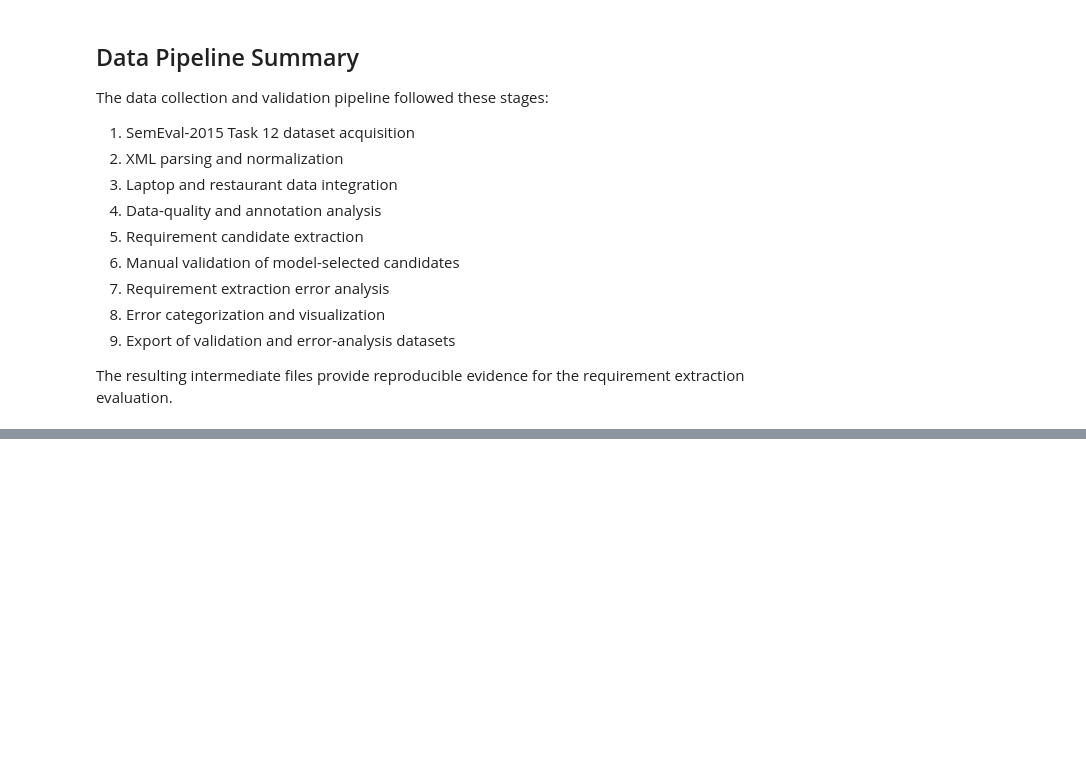
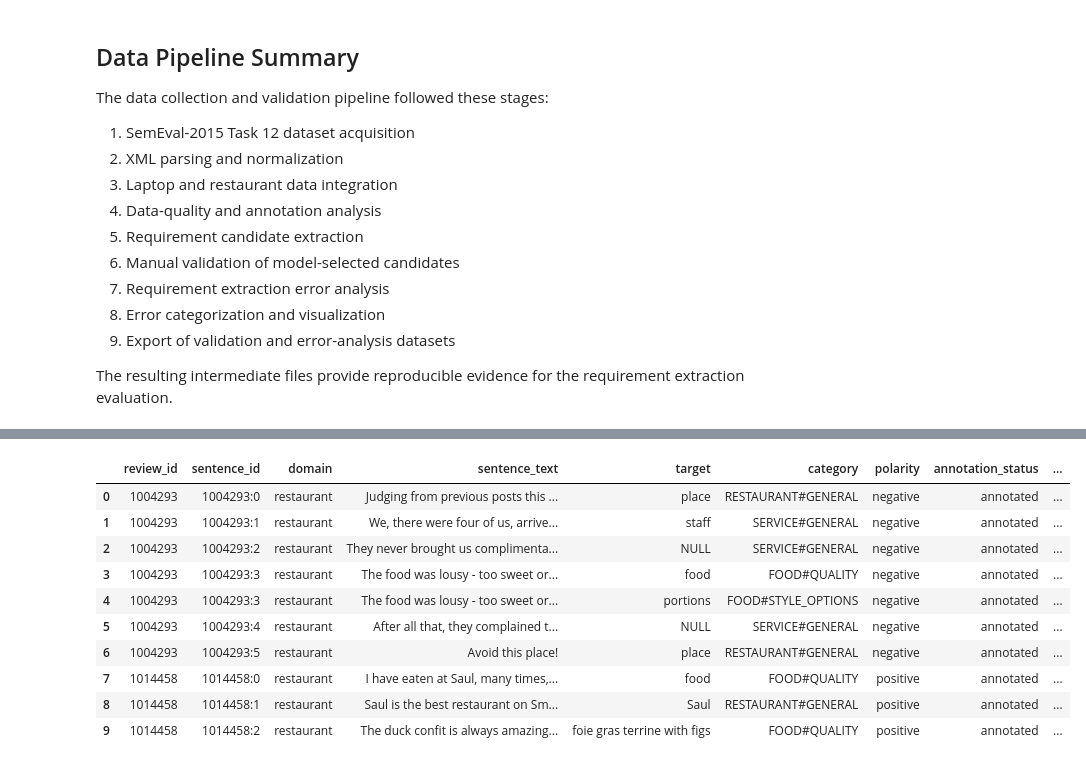
Before and after one commit to Roshni-Singh27/customer-requirement-analysis, a Jupyter notebook: notebooks/01_data_collection.ipynb, the cells around one changed output, grey strips where cells are left out. Saved outputs shown, nothing was run; the diff lists cells and outputs as text; code cells hidden in the pictures; blank space fills up the shorter version.

Commit message:
Add research-ready dataset and cleaning audit

```diff
--- a/notebooks/01_data_collection.ipynb
+++ b/notebooks/01_data_collection.ipynb
@@ -7841,0 +8178,55 @@ requirement extraction evaluation.
+# %%
+# ==========================================
+# CREATE RESEARCH-READY DATASET
+# ==========================================
+
+research_ready_df = cleaned_df.copy()
+
+# Add explicit annotation status
+research_ready_df["annotation_status"] = np.where(
+    research_ready_df["has_opinion_annotation"],
+    "annotated",
+    "non_annotated"
+)
+
+# Keep a clean, documented column order
+final_columns = [
+    "review_id",
+    "sentence_id",
+    "domain",
+    "sentence_text",
+    "target",
+    "category",
+    "polarity",
+    "annotation_status",
+    "has_opinion_annotation",
+    "has_aspect_category",
+    "has_target"
+]
+
+research_ready_df = research_ready_df[
+    final_columns
+].reset_index(drop=True)
+
+print("===== RESEARCH-READY DATASET =====")
+
+print("Rows:", len(research_ready_df))
+print("Columns:", len(research_ready_df.columns))
+
+print("\nAnnotation status:")
+print(
+    research_ready_df["annotation_status"].value_counts()
+)
+
+print("\nDomain:")
+print(
+    research_ready_df["domain"].value_counts()
+)
+
+print("\nFinal columns:")
+print(research_ready_df.columns.tolist())
+
+display(
+    research_ready_df.head(10)
+)
+# %% [output]
@@ -7841,0 +8251,11 @@ requirement extraction evaluation.
+|  | review_id | sentence_id | domain | sentence_text | target | category | polarity | annotation_status | ... |
+| 0 | 1004293 | 1004293:0 | restaurant | Judging from previous posts this ... | place | RESTAURANT#GENERAL | negative | annotated | ... |
+| 1 | 1004293 | 1004293:1 | restaurant | We, there were four of us, arrive... | staff | SERVICE#GENERAL | negative | annotated | ... |
+| 2 | 1004293 | 1004293:2 | restaurant | They never brought us complimenta... | NULL | SERVICE#GENERAL | negative | annotated | ... |
+| 3 | 1004293 | 1004293:3 | restaurant | The food was lousy - too sweet or... | food | FOOD#QUALITY | negative | annotated | ... |
+| 4 | 1004293 | 1004293:3 | restaurant | The food was lousy - too sweet or... | portions | FOOD#STYLE_OPTIONS | negative | annotated | ... |
+| 5 | 1004293 | 1004293:4 | restaurant | After all that, they complained t... | NULL | SERVICE#GENERAL | negative | annotated | ... |
+| 6 | 1004293 | 1004293:5 | restaurant | Avoid this place! | place | RESTAURANT#GENERAL | negative | annotated | ... |
+| 7 | 1014458 | 1014458:0 | restaurant | I have eaten at Saul, many times,... | food | FOOD#QUALITY | positive | annotated | ... |
+| 8 | 1014458 | 1014458:1 | restaurant | Saul is the best restaurant on Sm... | Saul | RESTAURANT#GENERAL | positive | annotated | ... |
+| 9 | 1014458 | 1014458:2 | restaurant | The duck confit is always amazing... | foie gras terrine with figs | FOOD#QUALITY | positive | annotated | ... |
```
Also changed, not shown: parts of 10 cells of this notebook, 2 other files.
